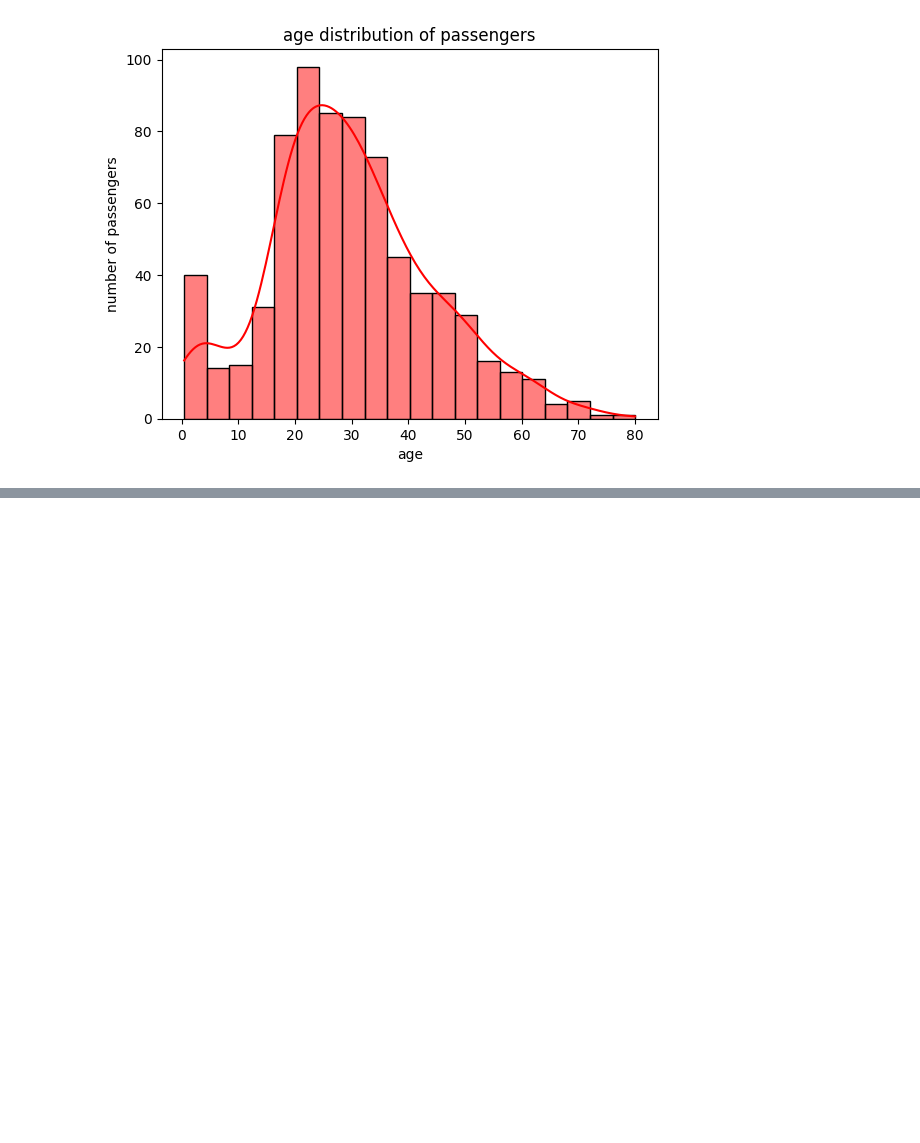
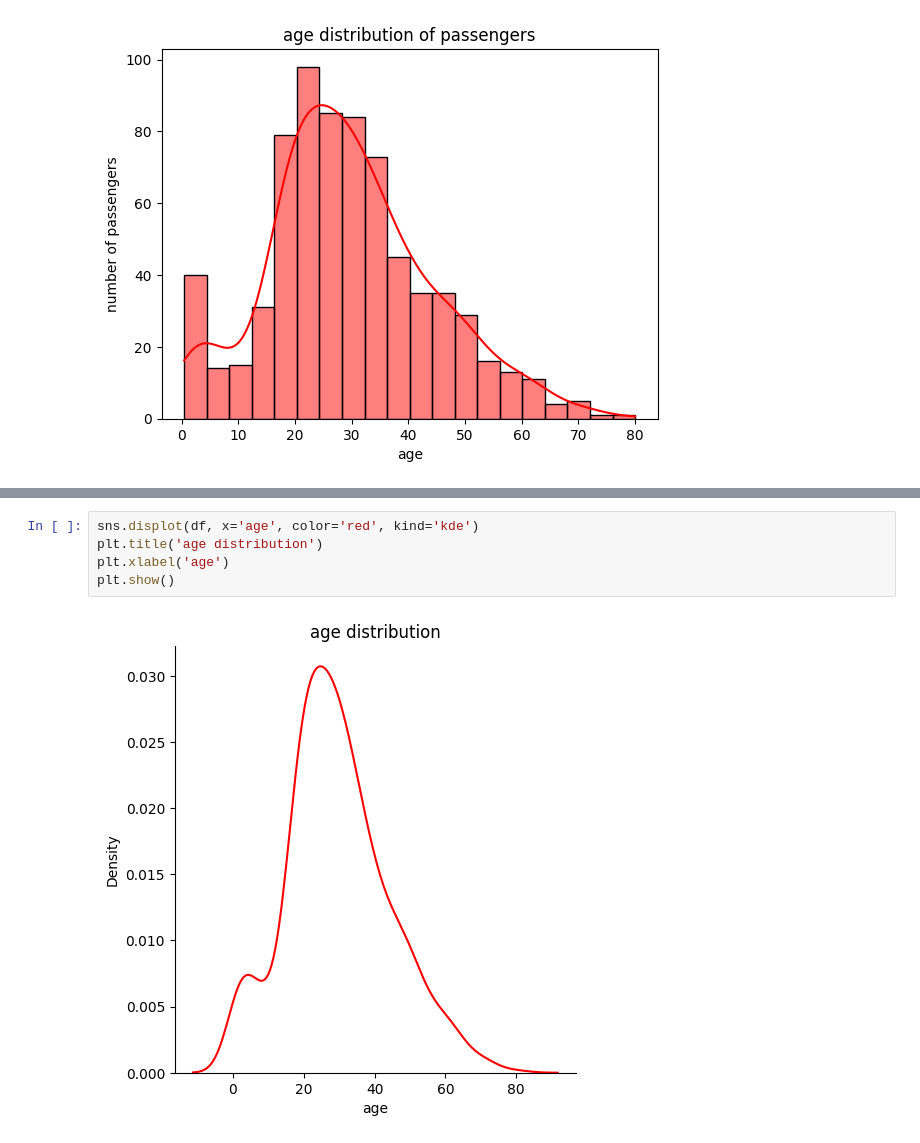
Before and after one commit to MimanshaKaur/DataScience, a Jupyter notebook: visualization/graphs1.ipynb, the cells around one changed output, grey strips where cells are left out. Saved outputs shown, nothing was run; the diff lists cells and outputs as text; blank space fills up the shorter version.

```diff
--- a/visualization/graphs1.ipynb
+++ b/visualization/graphs1.ipynb
@@ -46,0 +75,7 @@ plt.show()
+# %%
+sns.displot(df, x='age', color='red', kind='kde')
+plt.title('age distribution')
+plt.xlabel('age')
+plt.show()
+# %% [output]
+[figure, added]
```
Also changed, not shown: parts of 6 cells of this notebook.
